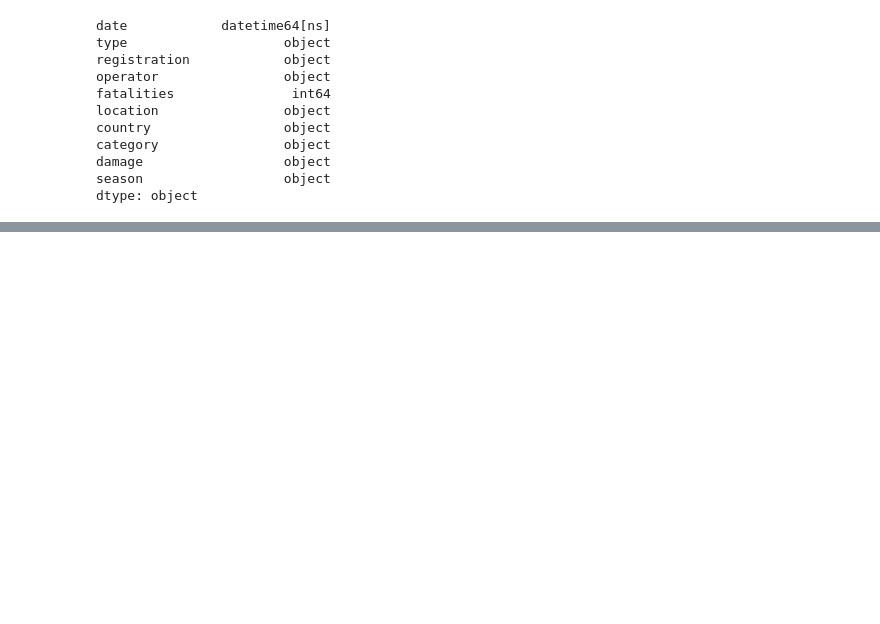
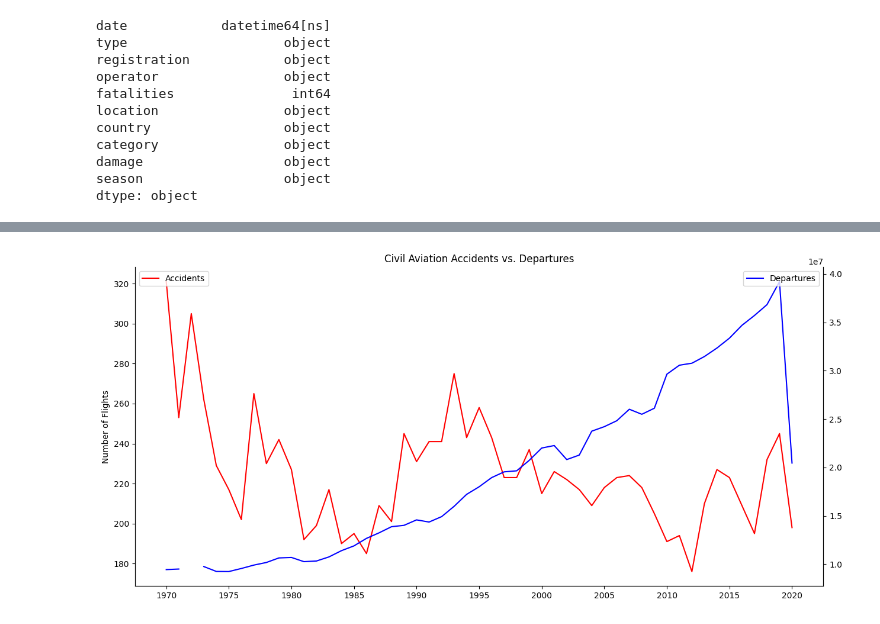
Before and after one commit to Tri5t3/570_proposal, a Jupyter notebook: proposal.ipynb, the cells around one changed output, grey strips where cells are left out. Drawn from its saved outputs; the diff is of its cells as text; code cells hidden in the pictures; blank space fills up the shorter version.

```diff
--- a/proposal.ipynb
+++ b/proposal.ipynb
@@ -113,0 +152,15 @@ plt.show()
+# %%
+# Aggregate fatalities and accidents data
+world_agg_data = data.groupby(data.index)['fatalities'].agg(['count', 'sum']).rename(columns={'count':'accidents', 'sum':'fatalities'})
+
+# Get total departures and passengers data from world bank
+departures = wb.download(indicator='IS.AIR.DPRT', country=['ALL'], start=1970, end=2020)
+departures.index.set_levels(departures.index.levels[1].astype(int), level=1, inplace=True)
+passengers = wb.download(indicator='IS.AIR.PSGR', country=['ALL'], start=1970, end=2020)
+passengers.index.set_levels(passengers.index.levels[1].astype(int), level=1, inplace=True)
+
+# Merge these two datasets
+merged = pd.merge(left=departures.xs('World'), right=world_agg_data, left_index=True, right_index=True, how='inner')
+merged = pd.merge(left=passengers.xs('World'), right=merged, left_index=True, right_index=True, how='inner')
+merged.rename(columns={'IS.AIR.PSGR':'passengers', 'IS.AIR.DPRT':'departures'}, inplace=True)
+merged.head(3)
@@ -113,0 +173,16 @@ plt.show()
+# %%
+# Are we less likely to encounter an accident?
+fig, ax = plt.subplots(figsize=(15,7))
+ax2 = ax.twinx()
+ax.plot(merged.index, merged['accidents'], color='red', label='Accidents')
+ax2.plot(merged.index, merged['departures'], color='blue', label='Departures')
+ax.set_xticks(np.arange(1970, 2021, 5))
+ax.set_title('Civil Aviation Accidents vs. Departures')
+ax.set_ylabel('Number of Flights')
+ax.spines['top'].set_visible(False)
+ax2.spines['top'].set_visible(False)
+ax.legend(loc='upper left')
+ax2.legend(loc='upper right')
+plt.show()
+# %% [output]
+[figure, added]
```
Also changed, not shown: parts of 15 cells of this notebook.
